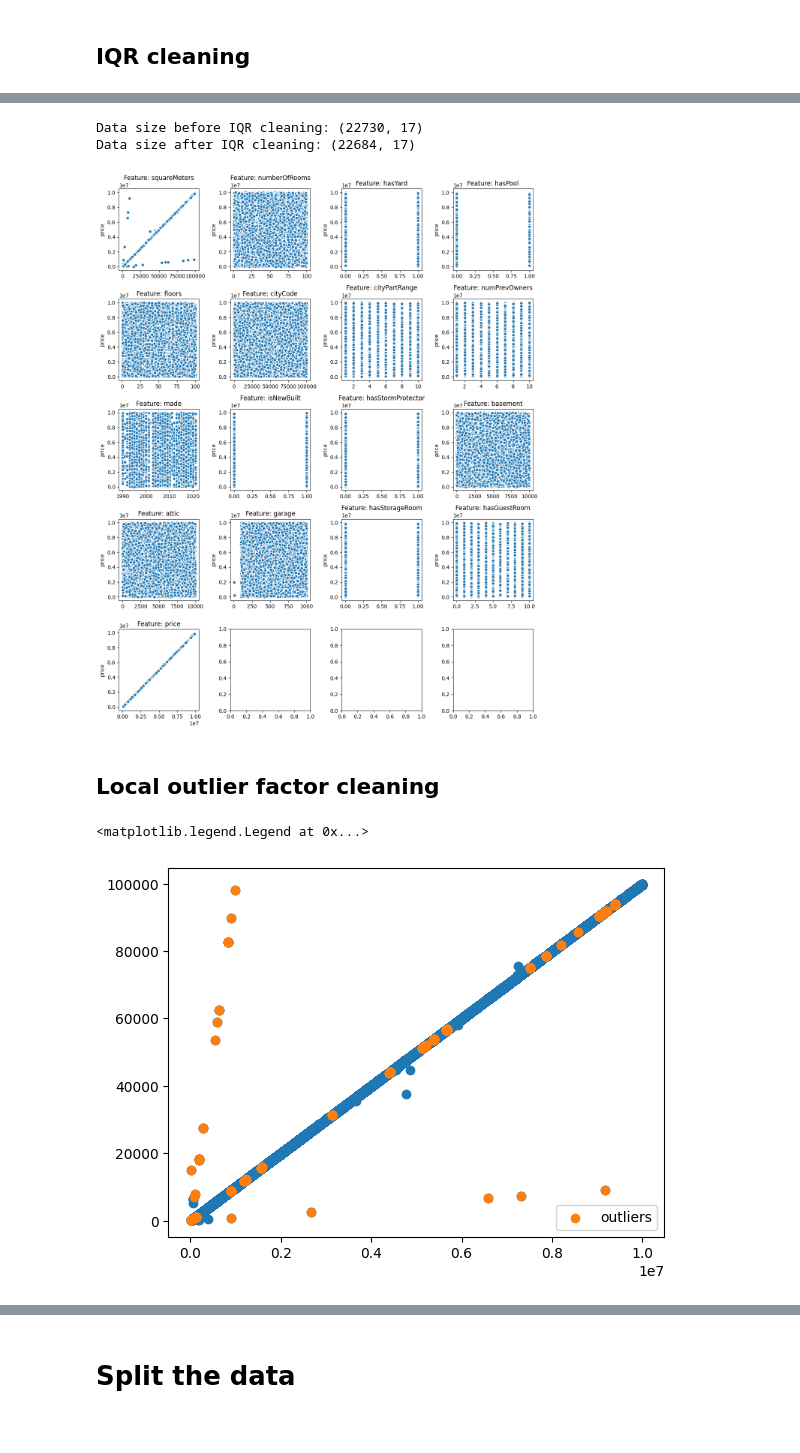
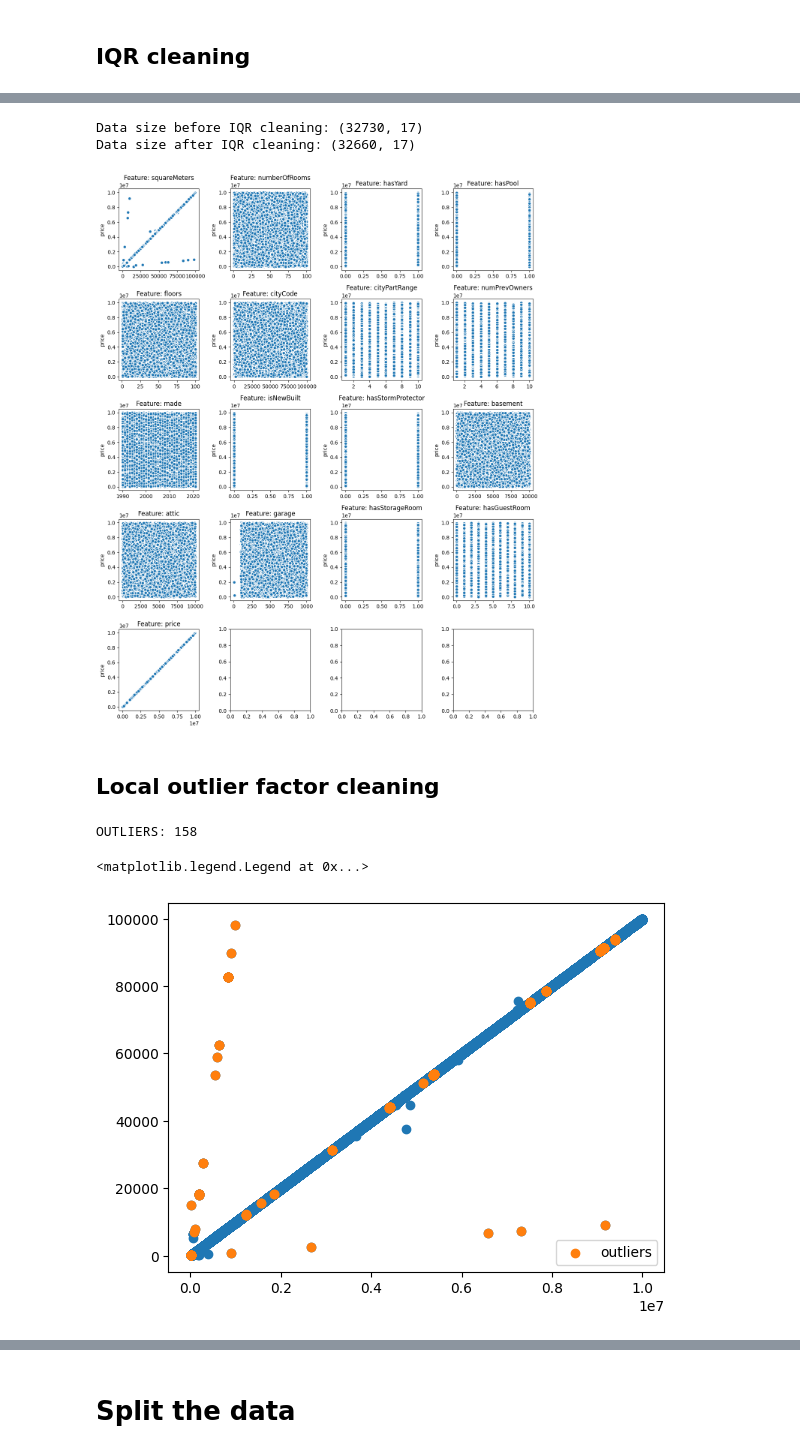
Before and after one commit to PashaIanko/Kaggle.ParisHousingPrices, a Jupyter notebook: 2_data_preparation.ipynb, the cells around one changed output, grey strips where cells are left out. Cells and saved outputs as stored; diff of their text form; code cells hidden in the pictures.

Commit message:
preprocessed the data

```diff
--- a/2_data_preparation.ipynb
+++ b/2_data_preparation.ipynb
@@ -32,7 +32,7 @@ FILES_LIST = [
     'model.py'
 ]
 GDRIVE_PATH = '/content/gdrive/MyDrive/'
-PREPROC_TRIAL = 4
+PREPROC_TRIAL = 'joined_dataset'
 MODELS_TRIAL = 1
 COMPETITION_PATH = GDRIVE_PATH + 'ML/Competitions/10.ParisHousePrices/'
 # --------------------------------------------------
@@ -89,6 +89,7 @@ manager.setup_paths()
 # %%
 df_source = pd.read_csv(manager.train_path, index_col='id')
 df_submission = pd.read_csv(manager.test_path, index_col='id')
+df_additional = pd.read_csv(f'{manager.data_root_path}/ParisHousing_additional_data.csv')
 df_source.shape, df_submission.shape
 # %% [output]
 ((22730, 17), (15154, 16))
@@ -94,0 +117,5 @@ df_source.shape, df_submission.shape
+# %%
+# Will change the index of df_additional, to avoid
+# duplicate indices
+df_source.index.max()
+df_additional.index = np.arange(df_source.index.max()+1, df_source.index.max() + df_additional.shape[0] + 1)
@@ -94,0 +127,8 @@ df_source.shape, df_submission.shape
+# %%
+print(df_source.shape, df_additional.shape)
+assert (df_source.columns == df_additional.columns).all()
+
+df_source = pd.concat([df_source, df_additional])
+print(f'Shape after: {df_source.shape}')
+
+print(df_source.tail())
@@ -174,8 +234,8 @@ print(f'Data size before IQR cleaning: {df_source.shape}')
 df_source = df_source.iloc[~df_source.index.isin(outlier_indices), :]
 print(f'Data size after IQR cleaning: {df_source.shape}')
 # %% [output]
-Data size before IQR cleaning: (22730, 17)
-Data size after IQR cleaning: (22684, 17)
+Data size before IQR cleaning: (32730, 17)
+Data size after IQR cleaning: (32660, 17)
 # %%
 visualize_target_vs_columns(
     df_source,
@@ -185,26 +245,29 @@ visualize_target_vs_columns(
     height_scale=3.0
 )
 # %% [output]
-[figure, old version]
+[figure, new version]
 # %% [markdown]
 ## Local outlier factor cleaning
 # %%
 from sklearn.neighbors import LocalOutlierFactor
 
 
-clf = LocalOutlierFactor(n_neighbors=60)
+clf = LocalOutlierFactor(n_neighbors=75)  # 60
 preds = clf.fit_predict(df_source[['price', 'squareMeters']])
 
 outlier_indices = np.where(preds == -1)[0]
 outlier_subset = df_source.iloc[outlier_indices]
 
+print(f'OUTLIERS: {outlier_subset.shape[0]}')
+
 _, ax = plt.subplots()
 ax.scatter(df_source['price'], df_source['squareMeters'])
 ax.scatter(outlier_subset['price'], outlier_subset['squareMeters'], label='outliers')
 ax.legend()
 # %% [output]
-<matplotlib.legend.Legend at 0x...>
+OUTLIERS: 158
+<matplotlib.legend.Legend at 0x...>
-[figure, old version]
+[figure, new version]
 # %%
 
 print(f'We will clean {outlier_indices.shape} outliers')
```
Also changed, not shown: parts of 37 cells of this notebook.
